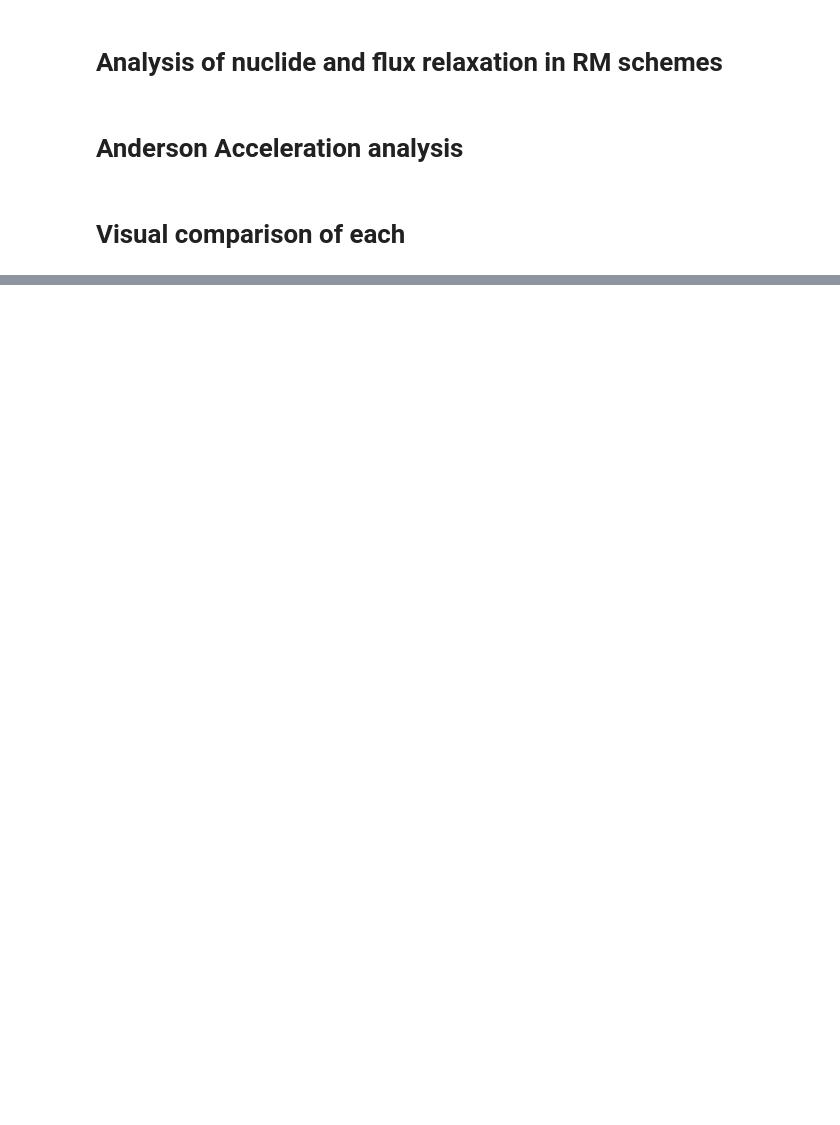
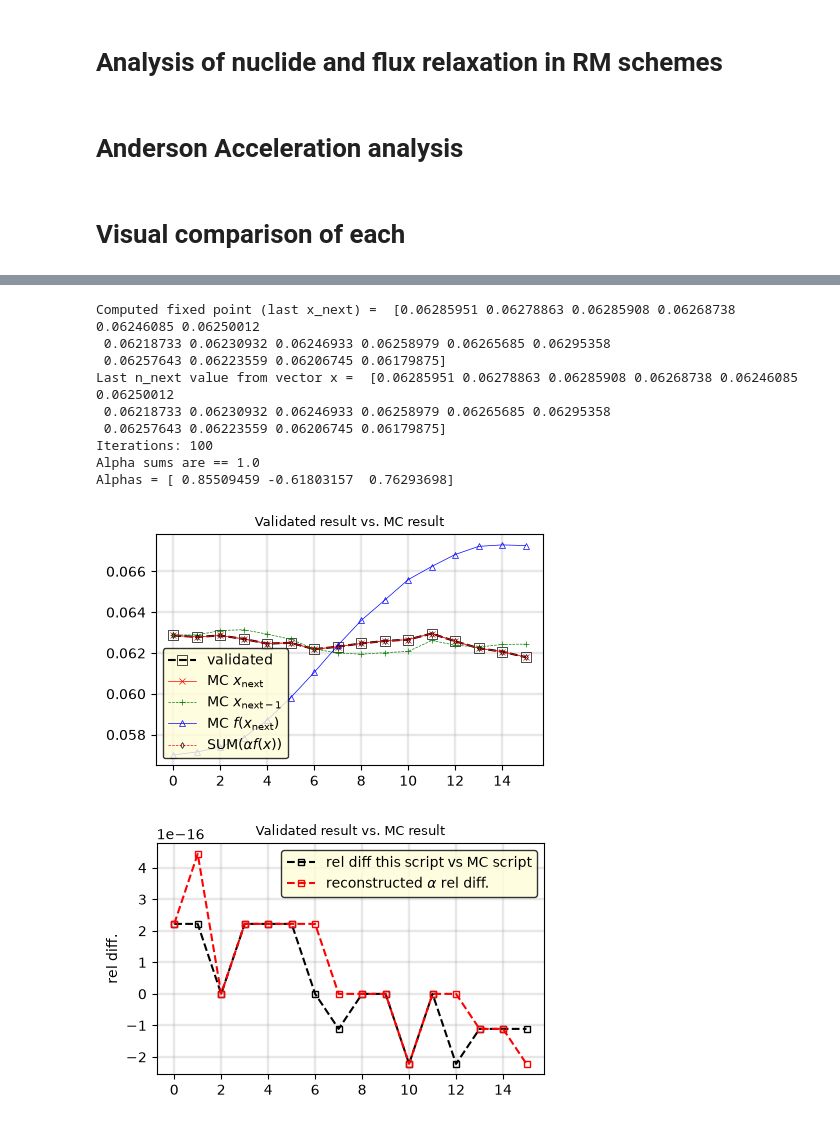
Before and after one commit to jfaulkner31/MonteCarloXenon, a Jupyter notebook: CustomSchemesAnalysis/SIE_Scheme/analysis.ipynb, the cells around one changed output, grey strips where cells are left out. Saved outputs shown, nothing was run; the diff lists cells and outputs as text; code cells hidden in the pictures; blank space fills up the shorter version.

```diff
--- a/CustomSchemesAnalysis/SIE_Scheme/analysis.ipynb
+++ b/CustomSchemesAnalysis/SIE_Scheme/analysis.ipynb
@@ -76,0 +123,15 @@ nice_grid()
+# %%
+from CustomSchemes.aa_validator import validate_case
+validate_case(time=325.0, file='aa2_i100_t2.pkl', k_max=100, m=2, dpi=100)
+# %% [output]
+Computed fixed point (last x_next) =  [0.06285951 0.06278863 0.06285908 0.06268738 0.06246085 0.06250012
+ 0.06218733 0.06230932 0.06246933 0.06258979 0.06265685 0.06295358
+ 0.06257643 0.06223559 0.06206745 0.06179875]
+Last n_next value from vector x =  [0.06285951 0.06278863 0.06285908 0.06268738 0.06246085 0.06250012
+ 0.06218733 0.06230932 0.06246933 0.06258979 0.06265685 0.06295358
+ 0.06257643 0.06223559 0.06206745 0.06179875]
+Iterations: 100
+Alpha sums are == 1.0
+Alphas = [ 0.85509459 -0.61803157  0.76293698]
+[figure, added]
+[figure, added]
```
Also changed, not shown: parts of 3 cells of this notebook, 5 other files.
